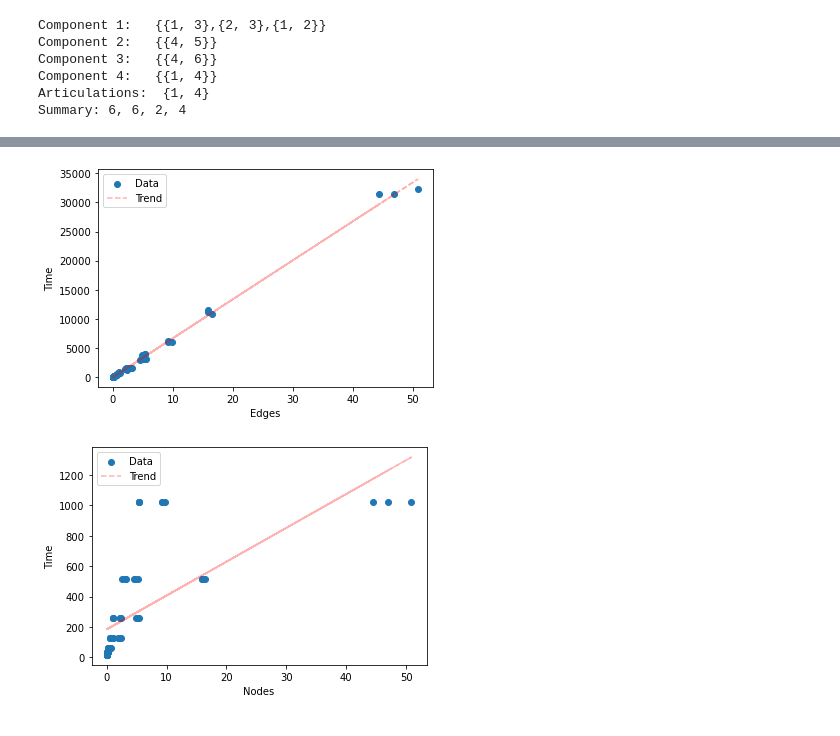
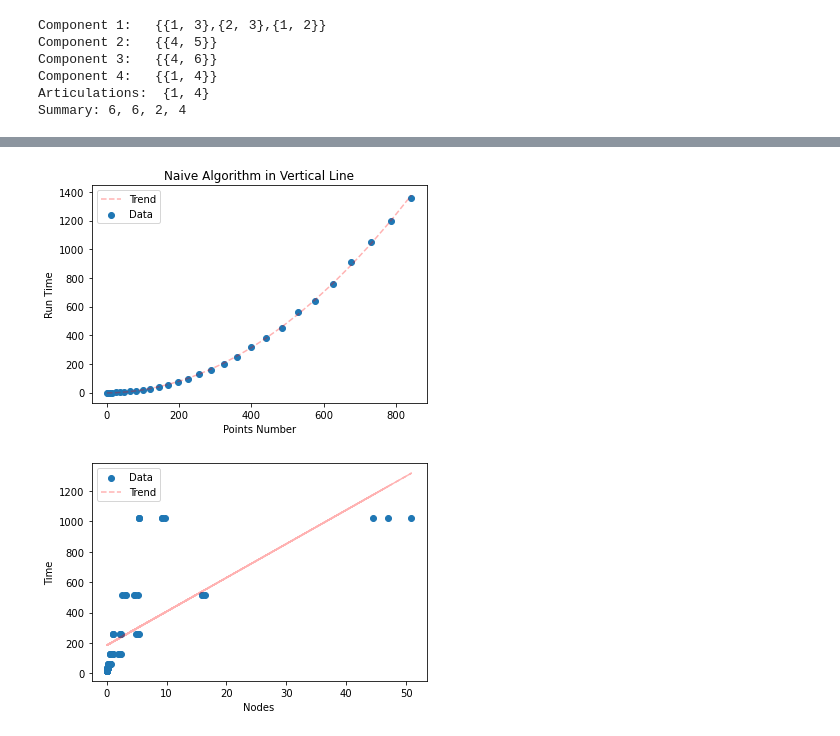
Before and after one commit to Qing201/StudyNote, a Jupyter notebook: Algorithms/CSE417_Algorithms/HW/HW3/test.ipynb, the cells around one changed output, grey strips where cells are left out. Drawn from its saved outputs; the diff is of its cells as text; code cells hidden in the pictures.

```diff
--- a/Algorithms/CSE417_Algorithms/HW/HW3/test.ipynb
+++ b/Algorithms/CSE417_Algorithms/HW/HW3/test.ipynb
@@ -274,23 +562,25 @@ edge_plot = df.plot.scatter(x='edges_number', y='run_time', title='Edges Number
 # %%
 import numpy as np
 import matplotlib.pyplot as plt
-y = df['edges_number']
-x = df['run_time']
+# 'n','sq_run_time_v1', 'sq_run_time_v2', 'l_run_time_v1', 'l_run_time_v2'])
+x = df['n']
+y = df['l_run_time_v1']
 
 fig,ax = plt.subplots()
 ax.scatter(x, y, label='Data')
 
-z = np.polyfit(x, y, 1)
+z = np.polyfit(x, y, 2)
 p = np.poly1d(z)
 ax.plot(x,p(x),"r--", alpha=0.3, label='Trend')
-ax.set_xlabel('Time')
-ax.set_ylabel('Edges')
+ax.set_title('Naive Algorithm in Vertical Line')
+ax.set_ylabel('Run Time')
+ax.set_xlabel('Points Number')
 # ax.set_title('Number of Edges VS Run Time')
 ax.legend()
 
 plt.show()
 # %% [output]
-[figure, old version]
+[figure, new version]
 # %%
 import numpy as np
 import matplotlib.pyplot as plt
```
Also changed, not shown: parts of 11 cells of this notebook, 11 other files.
